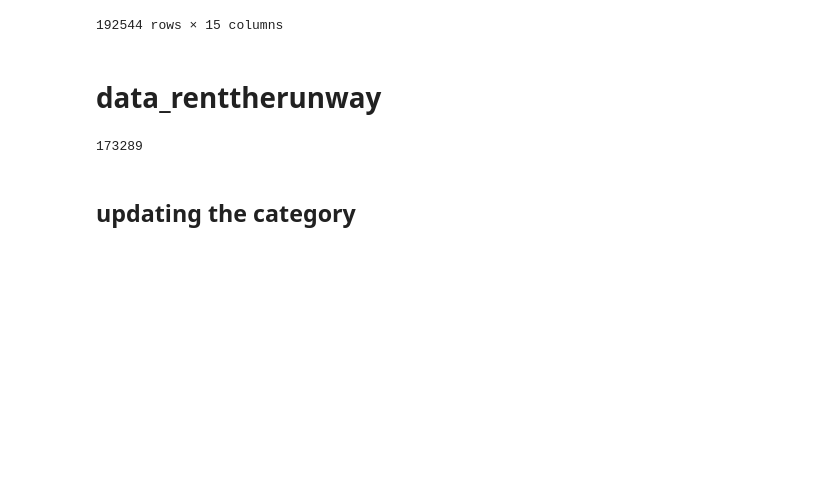
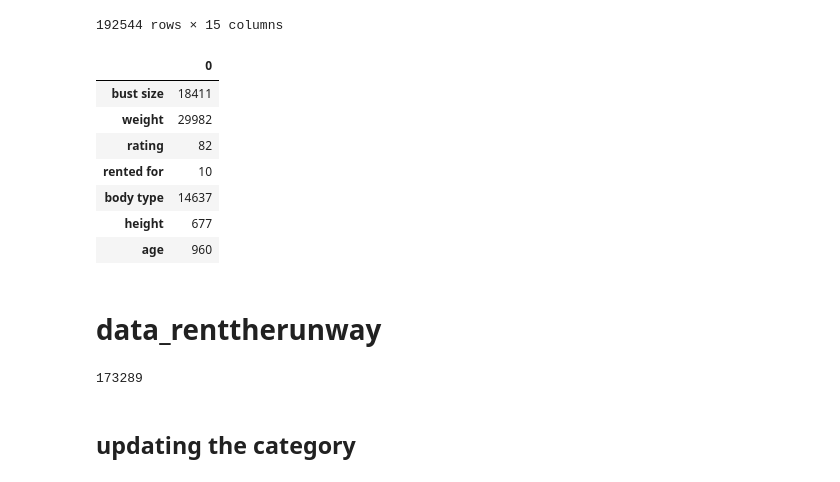
Before and after one commit to Kennnnn774/clothing-fit-classification, a Jupyter notebook: clothing fit.ipynb, the cells around one changed output. Drawn from its saved outputs; the diff is of its cells as text; code cells hidden in the pictures; blank space fills up the shorter version.

```diff
--- a/clothing fit.ipynb
+++ b/clothing fit.ipynb
@@ -41,6 +41,17 @@ data_tb
 | 192542 | fit | 961120 | 36c | 126335 | 165lbs | 10 | wedding | This dress was PERFECTION. it loo... | pear | ... |
 | 192543 | fit | 123612 | 36b | 127865 | 155lbs | 10 | wedding | This dress was wonderful! I had o... | athletic | ... |
 192544 rows × 15 columns
+# %%
+pd.DataFrame(data_tb.isnull().sum()[data_tb.isnull().sum() != 0])
+# %% [output]
+|  | 0 |
+| bust size | 18411 |
+| weight | 29982 |
+| rating | 82 |
+| rented for | 10 |
+| body type | 14637 |
+| height | 677 |
+| age | 960 |
 # %% [markdown]
 #  data_renttherunway
 # %%
```
Also changed, not shown: 1 other file.
